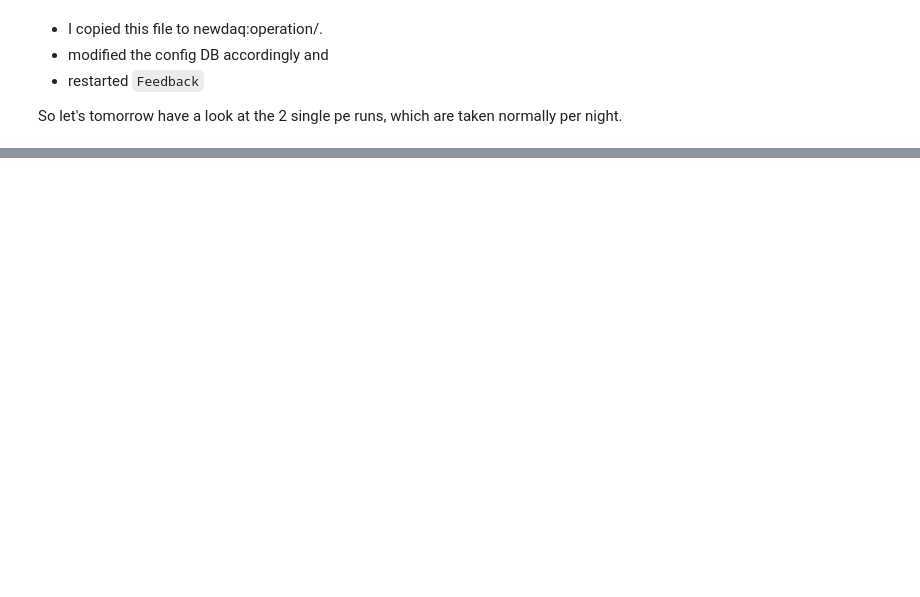
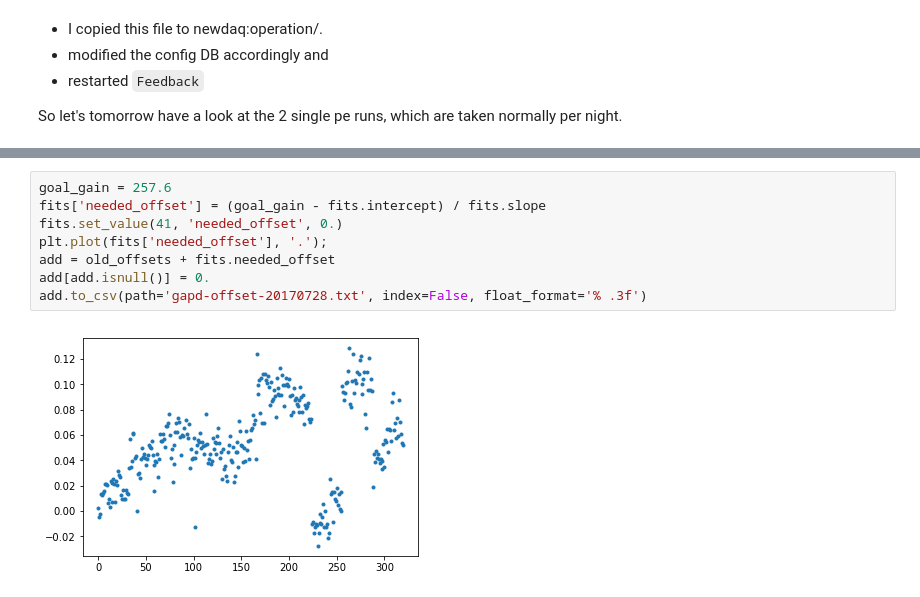
Before and after one commit to dneise/gain_homogenization_offsets_20170727, a Jupyter notebook: gain_homogenization_offsets_20170727.ipynb, the cells around one changed output, grey strips where cells are left out. Saved outputs shown, nothing was run; the diff lists cells and outputs as text; blank space fills up the shorter version.

Commit message:
moving median gain to longterm median value of 257.6 mv slices

```diff
--- a/gain_homogenization_offsets_20170727.ipynb
+++ b/gain_homogenization_offsets_20170727.ipynb
@@ -461,0 +472,10 @@ So let's tomorrow have a look at the 2 single pe runs, which are taken normally
+# %%
+goal_gain = 257.6
+fits['needed_offset'] = (goal_gain - fits.intercept) / fits.slope
+fits.set_value(41, 'needed_offset', 0.)
+plt.plot(fits['needed_offset'], '.');
+add = old_offsets + fits.needed_offset
+add[add.isnull()] = 0.
+add.to_csv(path='gapd-offset-20170728.txt', index=False, float_format='% .3f')
+# %% [output]
+[figure, added]
```
Also changed, not shown: parts of 15 cells of this notebook, 1 other file.
